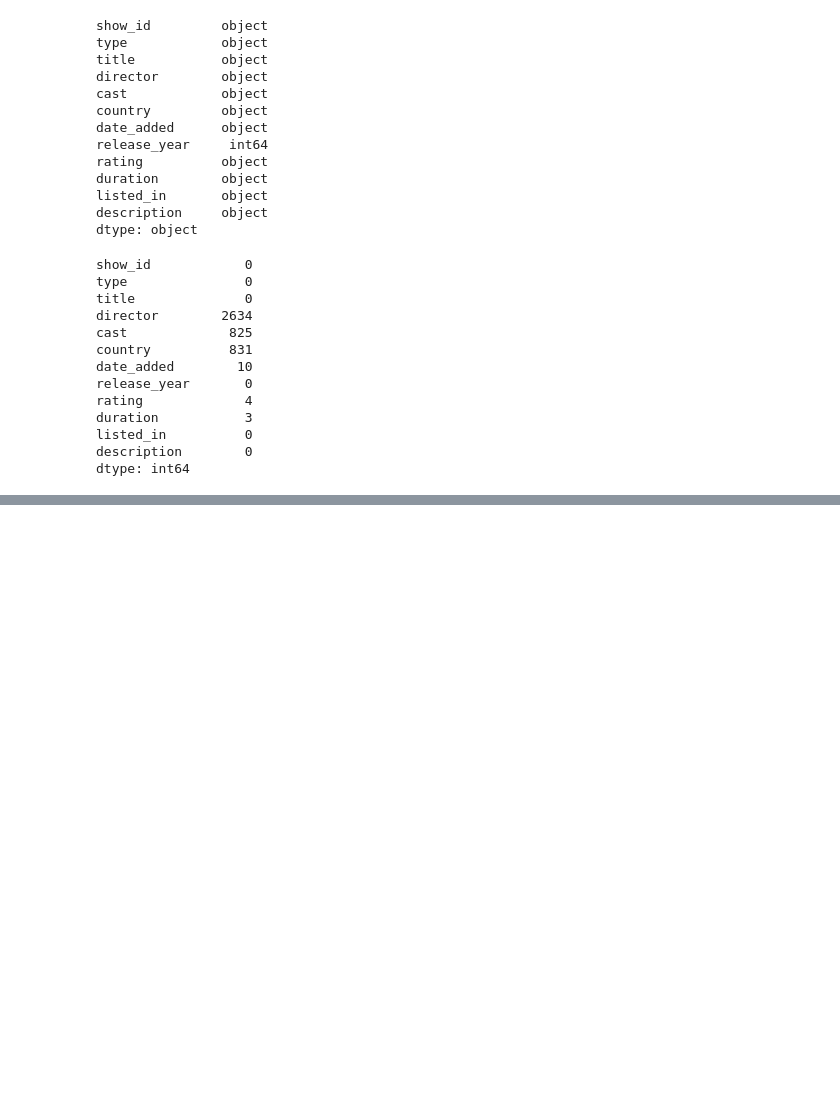
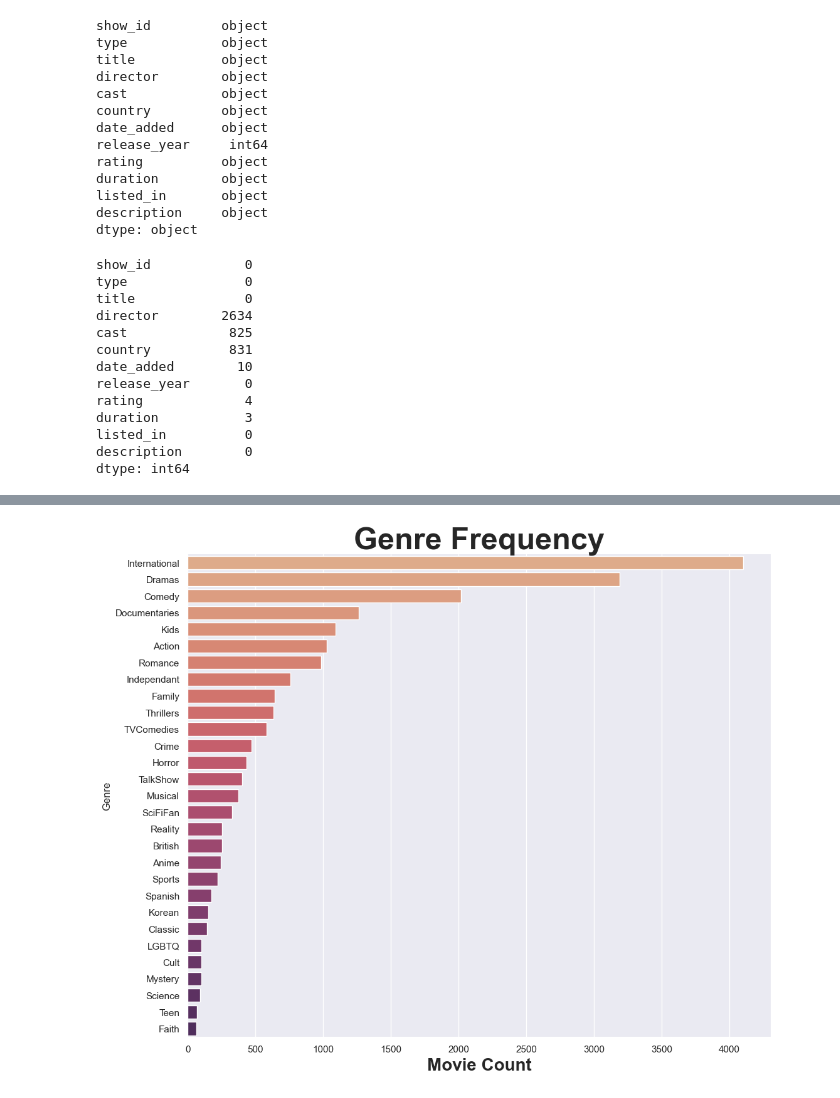
Before and after one commit to sr-g20/DataMiningFinal, a Jupyter notebook: Netflix Recommendations.ipynb, the cells around one changed output, grey strips where cells are left out. Drawn from its saved outputs; the diff is of its cells as text; code cells hidden in the pictures; blank space fills up the shorter version.

Commit message:
Preprocessing and initial visualizations

```diff
--- a/Netflix Recommendations.ipynb
+++ b/Netflix Recommendations.ipynb
@@ -56,0 +343,7 @@ Lots of null values, especially for director class.
+# %%
+df_enc = df_enc.rename({'Sci-Fi&Fantasy':'SciFiFan'}, axis=1)
+df_enc.loc[df_enc['TVSci-Fi&Fantasy'] == 1, 'SciFiFan'] = 1
+df_enc = df_enc.drop('TVSci-Fi&Fantasy', axis=1)
+# %%
+df_enc.loc[df_enc['TVThrillers'] == 1, 'Thrillers'] = 1
+df_enc = df_enc.drop('TVThrillers', axis=1)
@@ -56,0 +352,5 @@ Lots of null values, especially for director class.
+# %%
+df_genres = df_enc.drop(['id', 'type', 'title', 'year', 'rating', 'description'], axis=1)
+# %%
+genre_ratios = df_genres.sum().sort_values(ascending=False)
+genre_ratios
@@ -56,0 +375,20 @@ Lots of null values, especially for director class.
+# %%
+# Turning the series into a dataframe for the sake of the the next graph
+df_genre_ratios = pd.DataFrame({'Genre':genre_ratios.index, 'Movie Count':genre_ratios.values}).sort_values("Movie Count", ascending=False)
+
+# Plotting the number of each genre of movie
+sns.set_theme(context="talk",style="dark")
+plt.figure(figsize=(12, 10))
+
+sns.set_theme(style="darkgrid")
+fig = sns.barplot(data=df_genre_ratios,x='Movie Count',y='Genre',hue='Genre',palette="flare")
+sns.despine(left=True, bottom=True)
+
+plt.title('Genre Frequency',fontdict={'size':35,'weight':'bold'})
+
+fig.xaxis.label.set_fontweight('bold')
+fig.xaxis.label.set_fontsize(20)
+
+plt.show()
+# %% [output]
+[figure, added]
```
Also changed, not shown: parts of 65 cells of this notebook.
